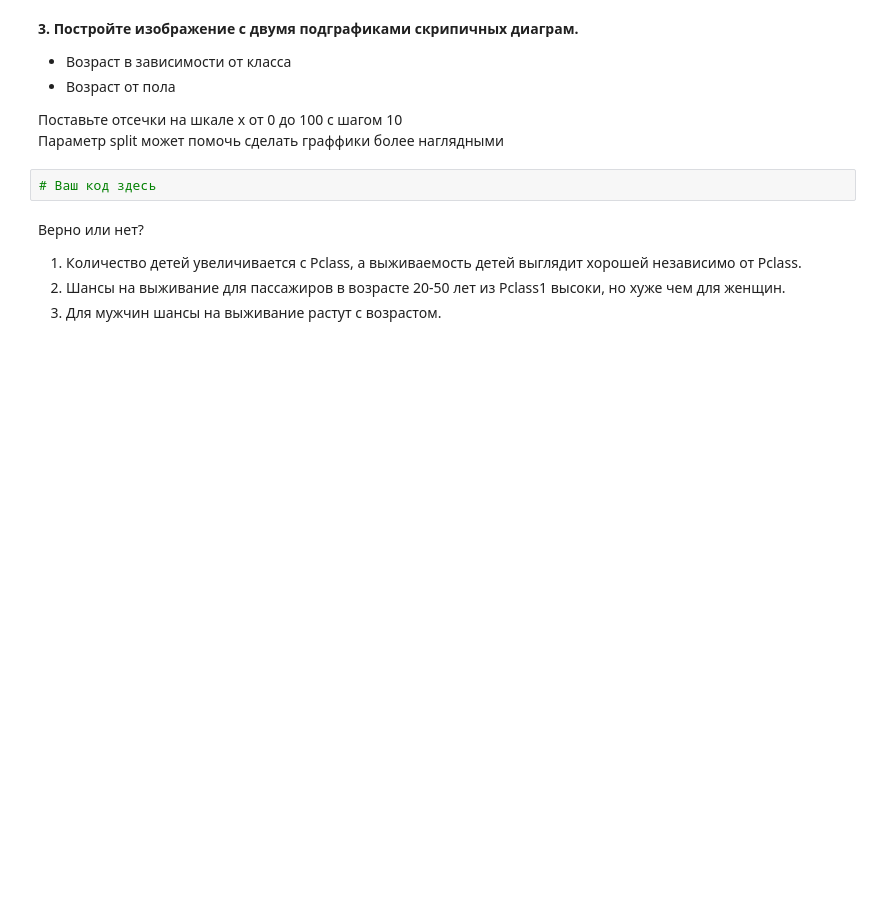
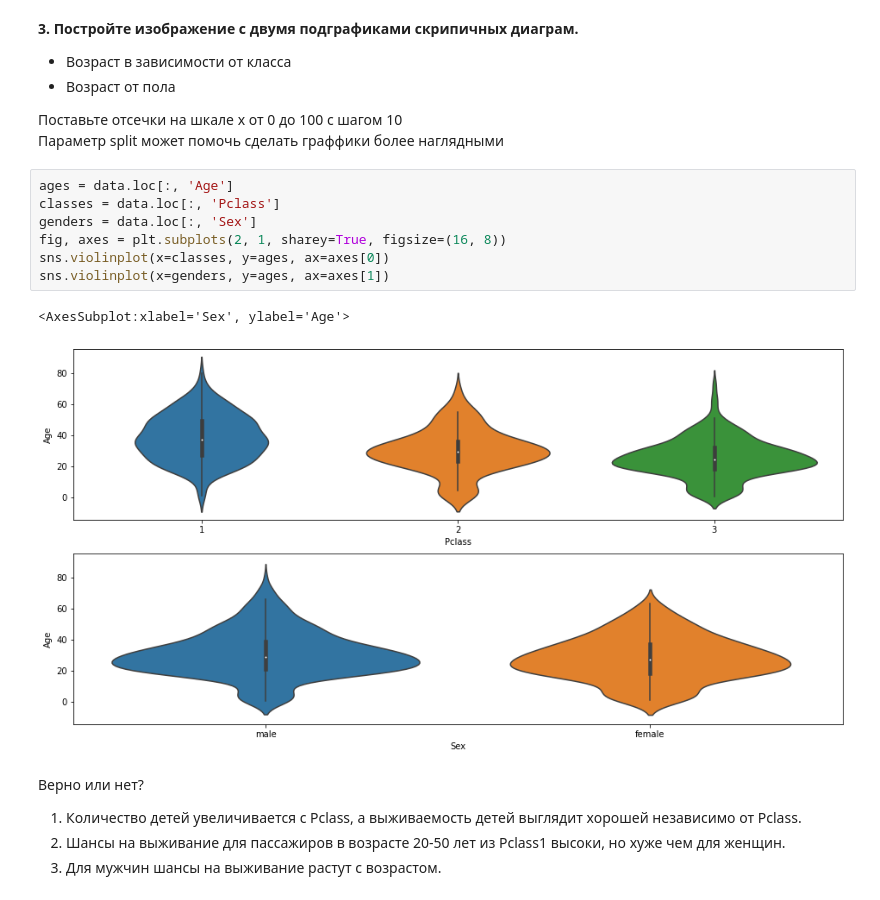
Before and after one commit to airdron/mytracker_mlcourse, a Jupyter notebook: Классная работа 3.ipynb, the cells around one changed output. Cells and saved outputs as stored; diff of their text form; blank space fills up the shorter version.

```diff
--- a/Классная работа 3.ipynb
+++ b/Классная работа 3.ipynb
@@ -128,8 +128,16 @@ plt.xticks(grouped_class_survive_count.index, grouped_class_survive_xticks)
 
 Поставьте отсечки на шкале x от 0 до 100 с шагом 10
 Параметр split может помочь сделать граффики более наглядными
-# %%
-# Ваш код здесь
+# %%
+ages = data.loc[:, 'Age']
+classes = data.loc[:, 'Pclass']
+genders = data.loc[:, 'Sex']
+fig, axes = plt.subplots(2, 1, sharey=True, figsize=(16, 8))
+sns.violinplot(x=classes, y=ages, ax=axes[0])
+sns.violinplot(x=genders, y=ages, ax=axes[1])
+# %% [output]
+<AxesSubplot:xlabel='Sex', ylabel='Age'>
+[figure, added]
 # %% [markdown]
 Верно или нет?
 1. Количество детей увеличивается с Pclass, а выживаемость детей выглядит хорошей независимо от Pclass.
```
Also changed, not shown: parts of 2 cells of this notebook.
